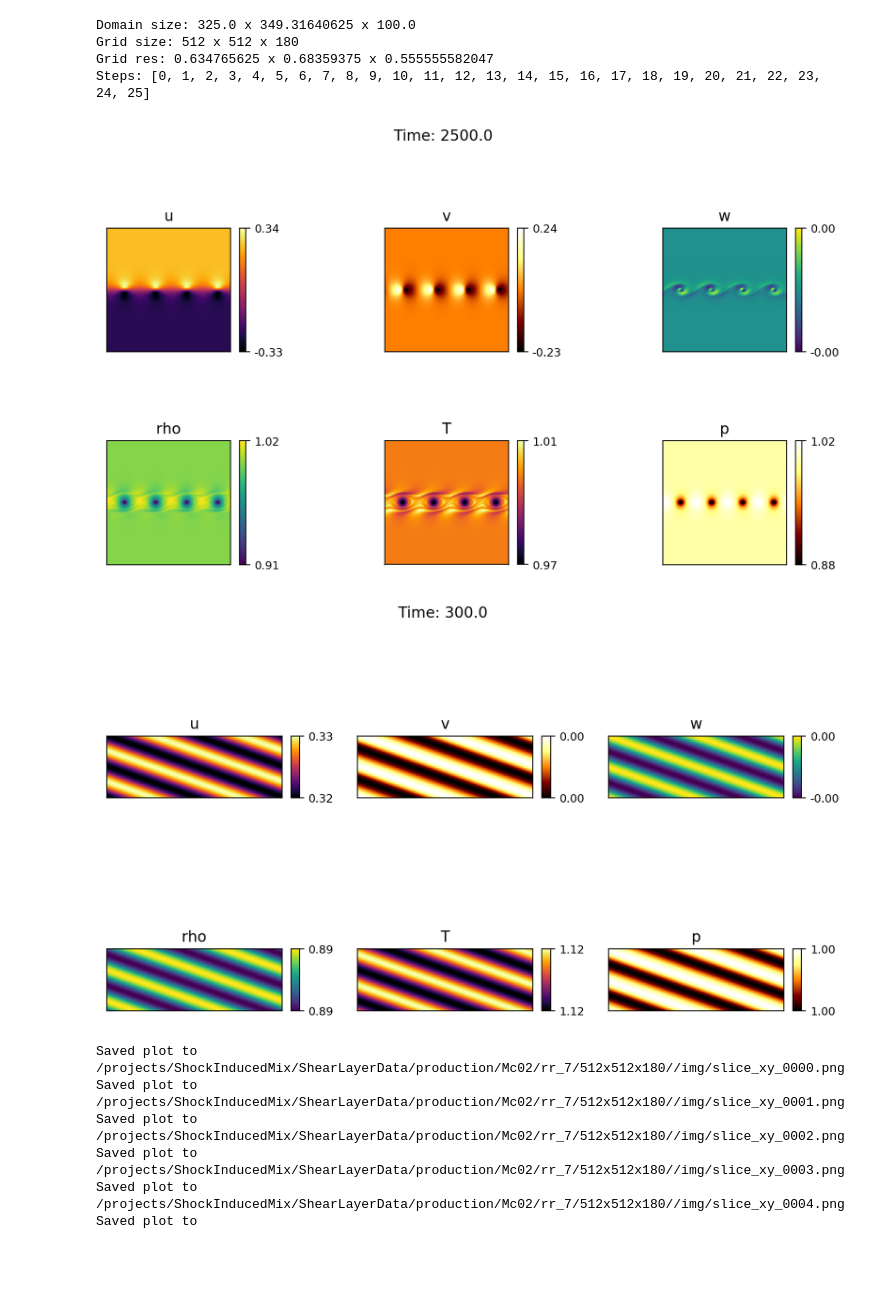
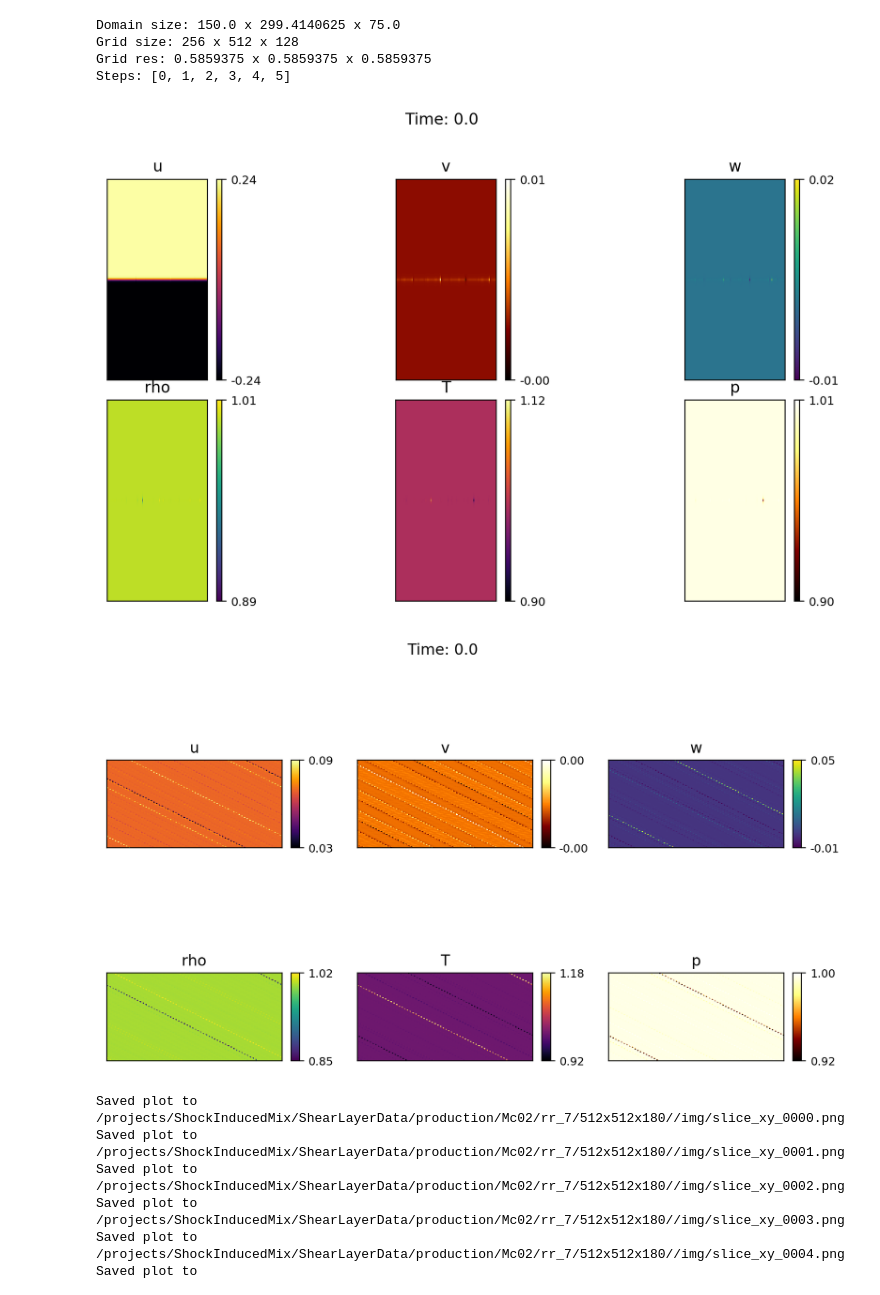
Before and after one commit to FPAL-Stanford-University/FloATPy, a Jupyter notebook: post/plot_slices.ipynb, the cells around one changed output. Cells and saved outputs as stored; diff of their text form; code cells hidden in the pictures; blank space fills up the shorter version.

Commit message:
plot single added

```diff
--- a/post/plot_slices.ipynb
+++ b/post/plot_slices.ipynb
@@ -46,9 +46,7 @@ def visualize_all(reader, step, plane, savename=''):
         plt.close(fig)
         print "Saved plot to ",savename
 # %%
-directory = "/projects/ShockInducedMix/ShearLayerData/production/Mc02/rr1/512x512x180/"
-#directory = "/projects/ShockInducedMix/ShearLayerData/production/Mc24/rr1/512x362x180/"
-#directory = '/projects/ShockInducedMix/ShearLayerData/production/Mc08/rr1/256x384x128'
+directory = '/projects/ShockInducedMix/ShearLayerData/production/Mc02/rr1/256x512x128'
 filename_prefix = directory+'/shearlayer_'
 reader = por.PadeopsReader(filename_prefix, periodic_dimensions=(False,False,True))
 Nx,Ny,Nz,Lx,Ly,Lz,dx,dy,dz,kx,kz = stats.domain(reader,verbose=1)
@@ -56,26 +54,26 @@ steps = sorted(reader.steps)
 
 print("Steps: {}".format(steps))
 # %% [output]
-Domain size: 325.0 x 349.31640625 x 100.0
-Grid size: 512 x 512 x 180
-Grid res: 0.634765625 x 0.68359375 x 0.555555582047
-Steps: [0, 1, 2, 3, 4, 5, 6, 7, 8, 9, 10, 11, 12, 13, 14, 15, 16, 17, 18, 19, 20, 21, 22, 23, 24, 25]
+Domain size: 150.0 x 299.4140625 x 75.0
+Grid size: 256 x 512 x 128
+Grid res: 0.5859375 x 0.5859375 x 0.5859375
+Steps: [0, 1, 2, 3, 4, 5]
 # %%
 # plot a streamwise xy slice
 zslice = Nz/2
 reader.sub_domain = (0,0,zslice), (reader.domain_size[0]-1, reader.domain_size[1]-1, zslice)
-step = 25
+step = 0
 visualize_all(reader, step, plane='xy',savename="")
 # %% [output]
-[figure, old version]
+[figure, new version]
 # %%
 # plot an spanwise xz slice
 yslice = Ny/2
 reader.sub_domain = (0,yslice,0), (reader.domain_size[0]-1, yslice, reader.domain_size[2]-1)
-step = 3
+step = 0
 visualize_all(reader, step, plane='xz',savename="")
 # %% [output]
-[figure, old version]
+[figure, new version]
 # %%
 # plot all
 for step in steps[0::]:
```
Also changed, not shown: 1 other file.
